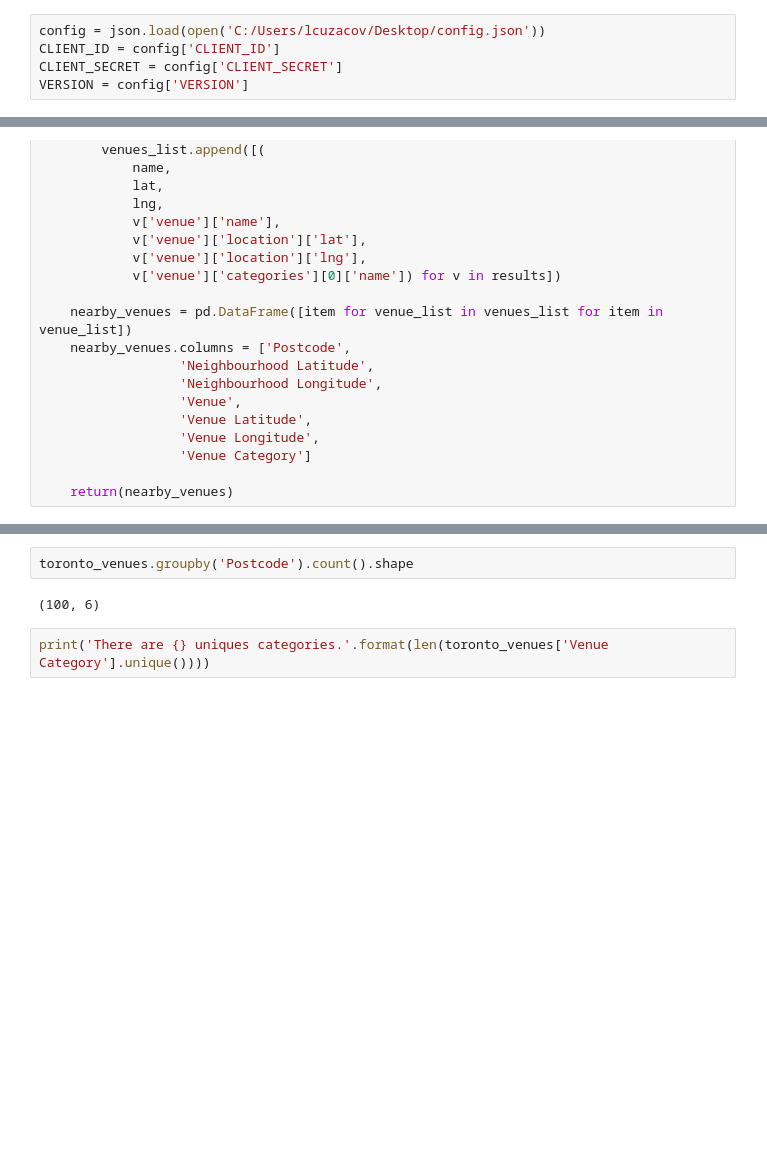
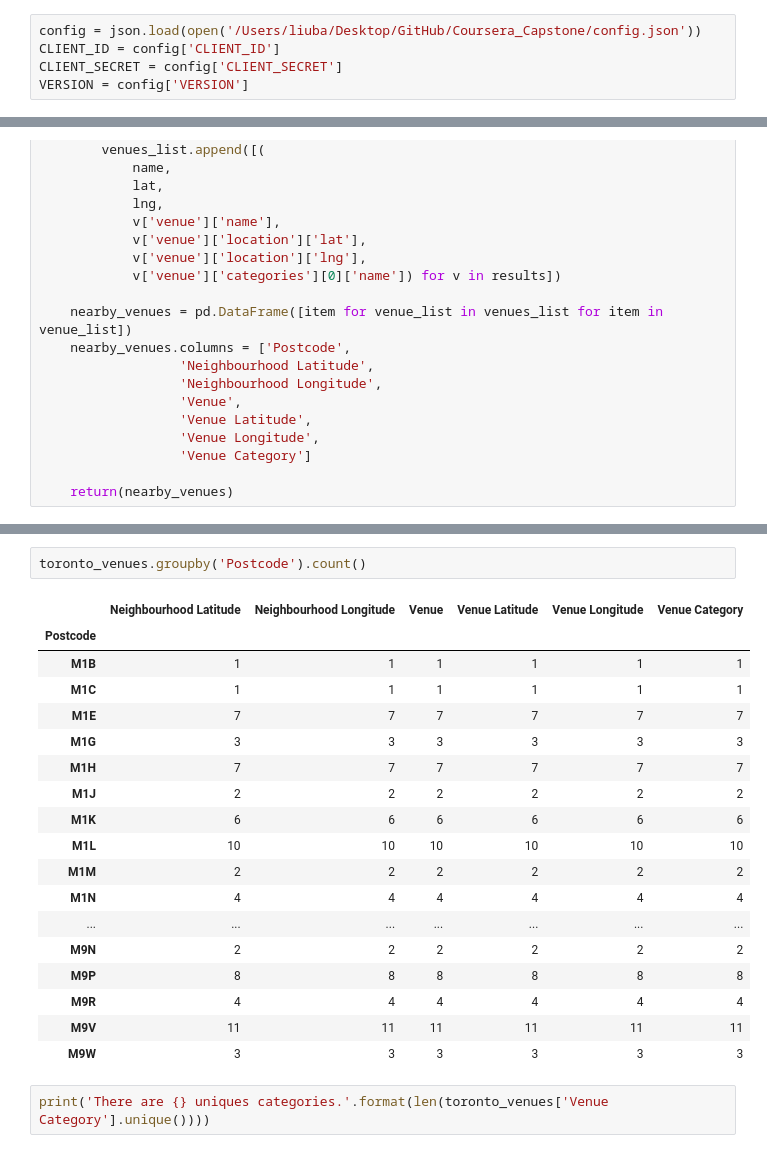
Before and after one commit to liubakk/Coursera_Capstone, a Jupyter notebook: Toronto.ipynb, the cells around one changed output, grey strips where cells are left out. Cells and saved outputs as stored; diff of their text form; blank space fills up the shorter version.

```diff
--- a/Toronto.ipynb
+++ b/Toronto.ipynb
@@ -201,7 +203,7 @@ map_toronto
 <li> Next, we are going to start utilizing the Foursquare API to explore the neighborhoods and segment them. </li>
 </ul><p>&nbsp;</p>
 # %%
-config = json.load(open('C:/Users/lcuzacov/Desktop/config.json'))
+config = json.load(open('/Users/liuba/Desktop/GitHub/Coursera_Capstone/config.json'))
 CLIENT_ID = config['CLIENT_ID']
 CLIENT_SECRET = config['CLIENT_SECRET']
 VERSION = config['VERSION']
@@ -270,9 +287,26 @@ toronto_venues.head()
 | 3 | M1E | 43.763573 | -79.188711 | G & G Electronics | 43.765309 | -79.191537 | ... |
 | 4 | M1E | 43.763573 | -79.188711 | Big Bite Burrito | 43.766299 | -79.190720 | ... |
 # %%
-toronto_venues.groupby('Postcode').count().shape
+toronto_venues.groupby('Postcode').count()
 # %% [output]
-(100, 6)
+|  | Neighbourhood Latitude | Neighbourhood Longitude | Venue | Venue Latitude | Venue Longitude | Venue Category |
+| Postcode |  |  |  |  |  |  |
+| M1B | 1 | 1 | 1 | 1 | 1 | 1 |
+| M1C | 1 | 1 | 1 | 1 | 1 | 1 |
+| M1E | 7 | 7 | 7 | 7 | 7 | 7 |
+| M1G | 3 | 3 | 3 | 3 | 3 | 3 |
+| M1H | 7 | 7 | 7 | 7 | 7 | 7 |
+| M1J | 2 | 2 | 2 | 2 | 2 | 2 |
+| M1K | 6 | 6 | 6 | 6 | 6 | 6 |
+| M1L | 10 | 10 | 10 | 10 | 10 | 10 |
+| M1M | 2 | 2 | 2 | 2 | 2 | 2 |
+| M1N | 4 | 4 | 4 | 4 | 4 | 4 |
+| ... | ... | ... | ... | ... | ... | ... |
+| M9N | 2 | 2 | 2 | 2 | 2 | 2 |
+| M9P | 8 | 8 | 8 | 8 | 8 | 8 |
+| M9R | 4 | 4 | 4 | 4 | 4 | 4 |
+| M9V | 11 | 11 | 11 | 11 | 11 | 11 |
+| M9W | 3 | 3 | 3 | 3 | 3 | 3 |
 # %%
 print('There are {} uniques categories.'.format(len(toronto_venues['Venue Category'].unique())))
 # %% [output]
```
Also changed, not shown: parts of 24 cells of this notebook.
